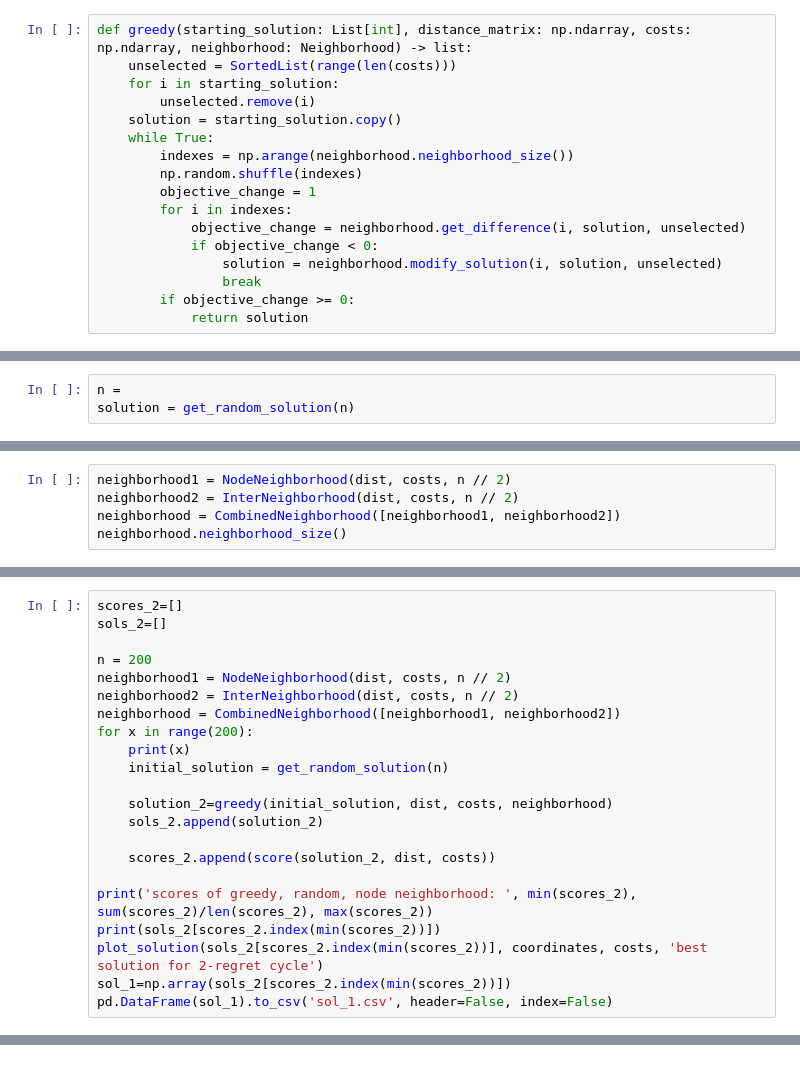
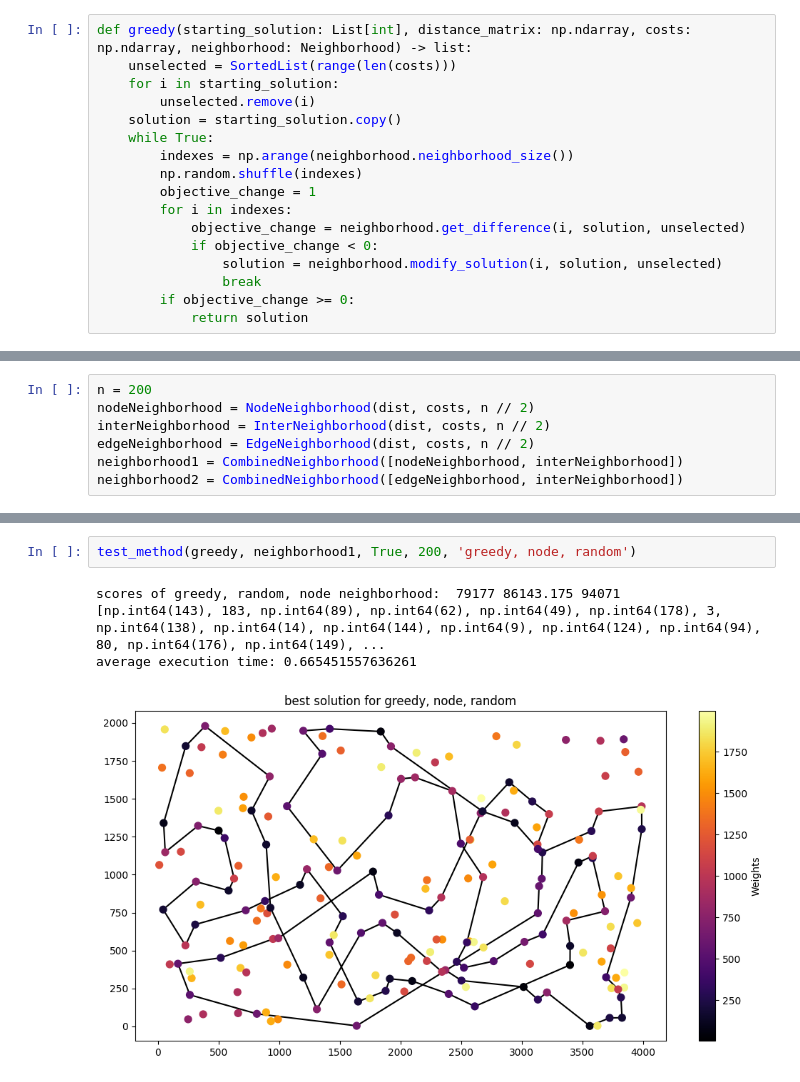
Before and after one commit to krzysztof-m-w/evolutionary_computation, a Jupyter notebook: lab3/ec3.ipynb, the cells around one changed output, grey strips where cells are left out. Saved outputs shown, nothing was run; the diff lists cells and outputs as text.

Commit message:
run tests

```diff
--- a/lab3/ec3.ipynb
+++ b/lab3/ec3.ipynb
@@ -207,3 +277,0 @@ def get_random_solution(n: int) -> list[int]:
-# %%
-n =
-solution = get_random_solution(n)
@@ -210,5 +301,7 @@ solution = get_random_solution(n)
 # %%
-neighborhood1 = NodeNeighborhood(dist, costs, n // 2)
-neighborhood2 = InterNeighborhood(dist, costs, n // 2)
-neighborhood = CombinedNeighborhood([neighborhood1, neighborhood2])
-neighborhood.neighborhood_size()
+n = 200
+nodeNeighborhood = NodeNeighborhood(dist, costs, n // 2)
+interNeighborhood = InterNeighborhood(dist, costs, n // 2)
+edgeNeighborhood = EdgeNeighborhood(dist, costs, n // 2)
+neighborhood1 = CombinedNeighborhood([nodeNeighborhood, interNeighborhood])
+neighborhood2 = CombinedNeighborhood([edgeNeighborhood, interNeighborhood])
@@ -223,22 +307,0 @@ plot_solution(solution, coordinates, costs, '')
-# %%
-scores_2=[]
-sols_2=[]
-
-n = 200
-neighborhood1 = NodeNeighborhood(dist, costs, n // 2)
-neighborhood2 = InterNeighborhood(dist, costs, n // 2)
-neighborhood = CombinedNeighborhood([neighborhood1, neighborhood2])
-for x in range(200):
-    print(x)
-    initial_solution = get_random_solution(n)
-
-    solution_2=greedy(initial_solution, dist, costs, neighborhood)
-    sols_2.append(solution_2)
-
-    scores_2.append(score(solution_2, dist, costs))
-
-print('scores of greedy, random, node neighborhood: ', min(scores_2), sum(scores_2)/len(scores_2), max(scores_2))
-print(sols_2[scores_2.index(min(scores_2))])
-plot_solution(sols_2[scores_2.index(min(scores_2))], coordinates, costs, 'best solution for 2-regret cycle')
-sol_1=np.array(sols_2[scores_2.index(min(scores_2))])
-pd.DataFrame(sol_1).to_csv('sol_1.csv', header=False, index=False)
@@ -273,0 +308,7 @@ greedy_2_regret_weighted(0, dist, costs)
+# %%
+test_method(greedy, neighborhood1, True, 200, 'greedy, node, random')
+# %% [output]
+scores of greedy, random, node neighborhood:  79177 86143.175 94071
+[np.int64(143), 183, np.int64(89), np.int64(62), np.int64(49), np.int64(178), 3, np.int64(138), np.int64(14), np.int64(144), np.int64(9), np.int64(124), np.int64(94), 80, np.int64(176), np.int64(149), ...
+average execution time: 0.665451557636261
+[figure, added]
```
Also changed, not shown: parts of 20 cells of this notebook, 1 other file.
